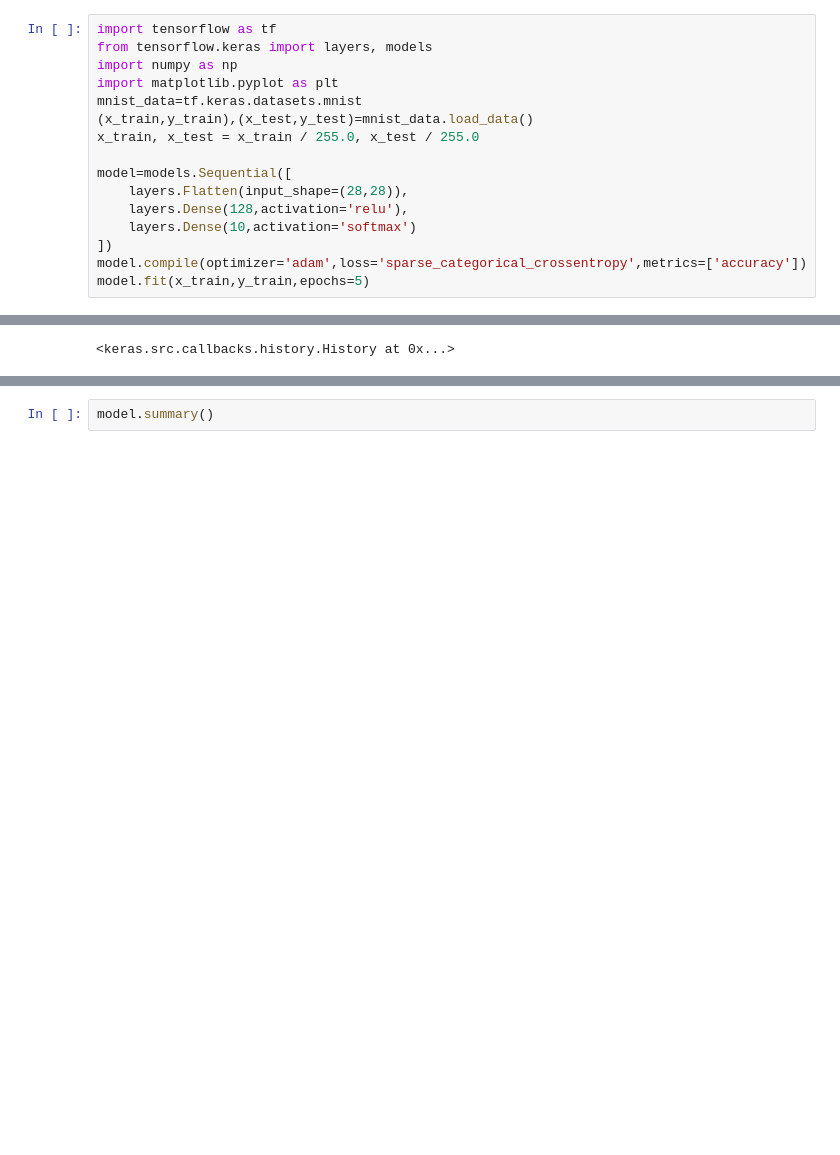
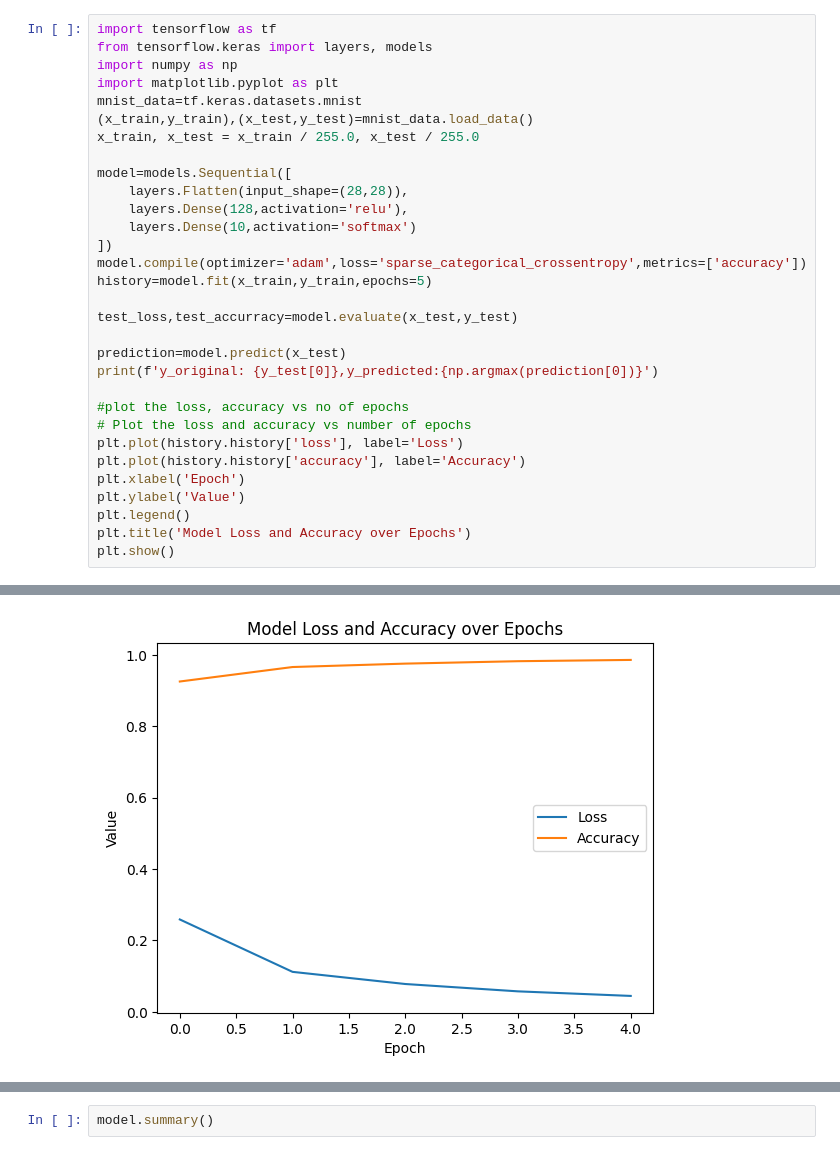
Before and after one commit to saswatisamal/PythonWithGenAI, a Jupyter notebook: ANNVsCNN.ipynb, the cells around one changed output, grey strips where cells are left out. Cells and saved outputs as stored; diff of their text form; blank space fills up the shorter version.

```diff
--- a/ANNVsCNN.ipynb
+++ b/ANNVsCNN.ipynb
@@ -69,6 +94,21 @@ model=models.Sequential([
     layers.Dense(10,activation='softmax')
 ])
 model.compile(optimizer='adam',loss='sparse_categorical_crossentropy',metrics=['accuracy'])
-model.fit(x_train,y_train,epochs=5)
+history=model.fit(x_train,y_train,epochs=5)
+
+test_loss,test_accurracy=model.evaluate(x_test,y_test)
+
+prediction=model.predict(x_test)
+print(f'y_original: {y_test[0]},y_predicted:{np.argmax(prediction[0])}')
+
+#plot the loss, accuracy vs no of epochs
+# Plot the loss and accuracy vs number of epochs
+plt.plot(history.history['loss'], label='Loss')
+plt.plot(history.history['accuracy'], label='Accuracy')
+plt.xlabel('Epoch')
+plt.ylabel('Value')
+plt.legend()
+plt.title('Model Loss and Accuracy over Epochs')
+plt.show()
 # %% [output]
 Epoch 1/5
@@ -84 +127 @@ Epoch 5/5
-<keras.src.callbacks.history.History at 0x...>
+[figure, added]
```
Also changed, not shown: parts of 5 cells of this notebook.
